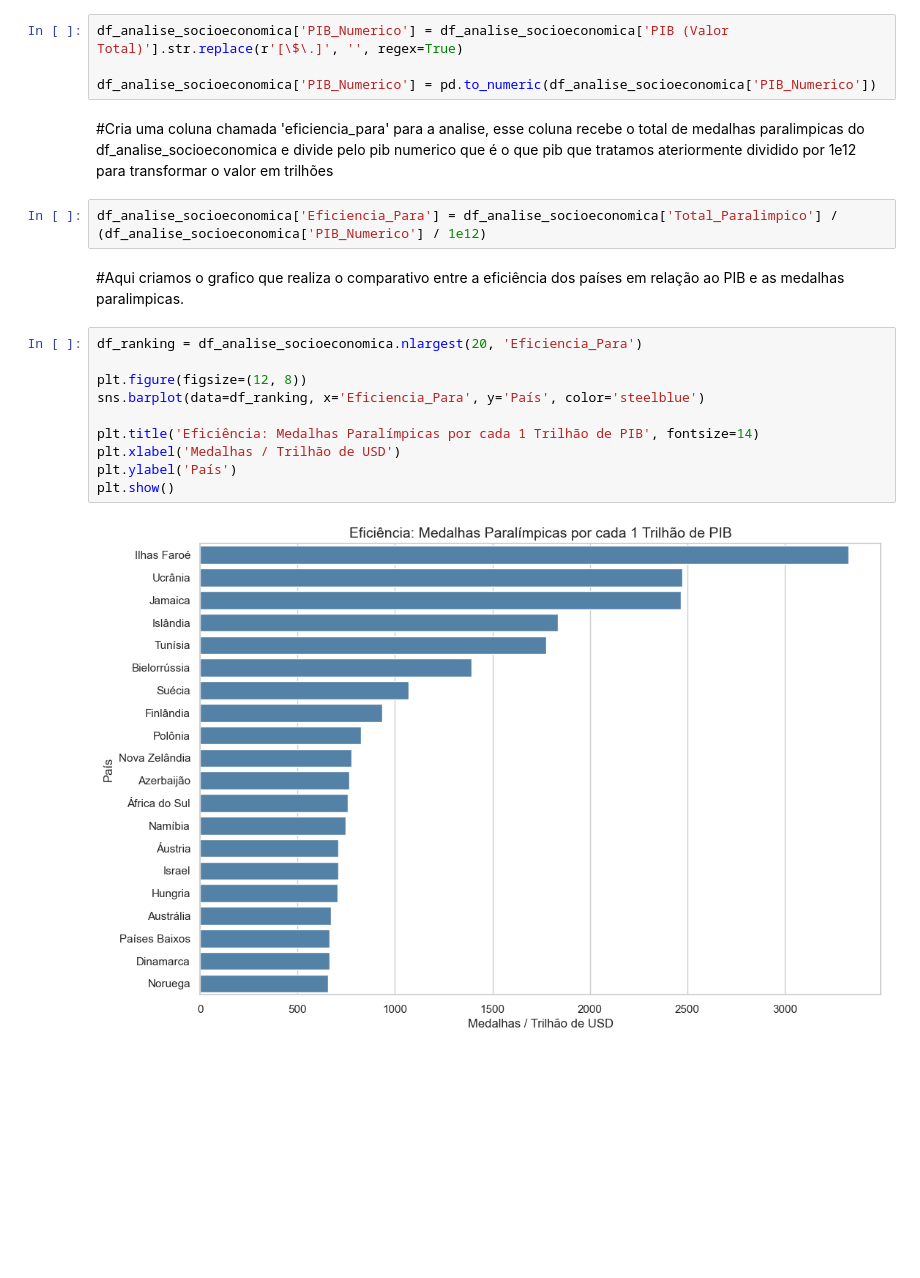
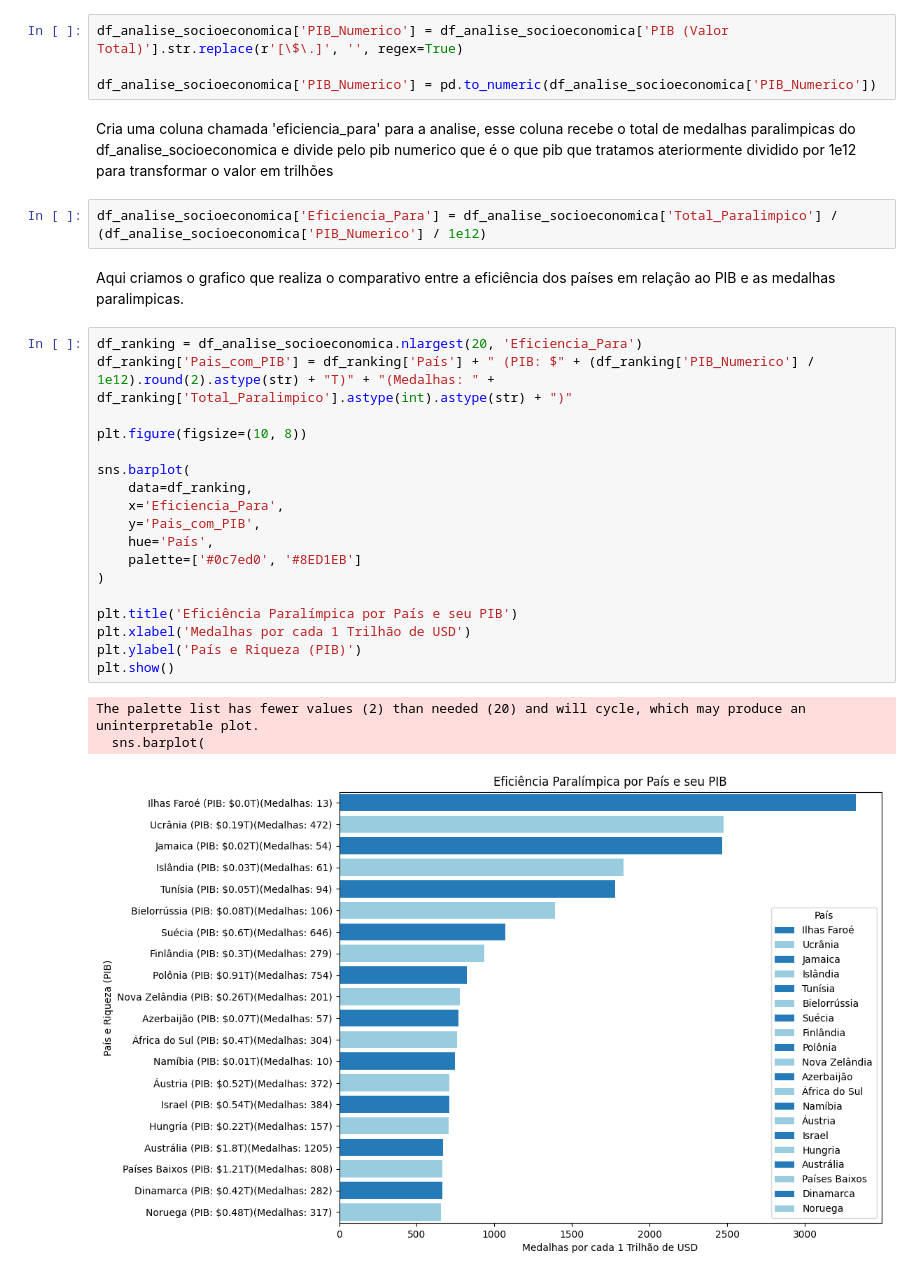
Before and after one commit to ClaraCaldas/Projeto-ICD, a Jupyter notebook: eficienciapib.ipynb, the cells around one changed output. Saved outputs shown, nothing was run; the diff lists cells and outputs as text; blank space fills up the shorter version.

```diff
--- a/eficienciapib.ipynb
+++ b/eficienciapib.ipynb
@@ -253,20 +223,30 @@ df_analise_socioeconomica['PIB_Numerico'] = df_analise_socioeconomica['PIB (Valo
 
 df_analise_socioeconomica['PIB_Numerico'] = pd.to_numeric(df_analise_socioeconomica['PIB_Numerico'])
 # %% [markdown]
-#Cria uma coluna chamada 'eficiencia_para' para a analise, esse coluna recebe o total de medalhas paralimpicas do df_analise_socioeconomica e divide pelo pib numerico que é o que pib que tratamos ateriormente dividido por 1e12 para transformar o valor em trilhões
+Cria uma coluna chamada 'eficiencia_para' para a analise, esse coluna recebe o total de medalhas paralimpicas do df_analise_socioeconomica e divide pelo pib numerico que é o que pib que tratamos ateriormente dividido por 1e12 para transformar o valor em trilhões
 # %%
 df_analise_socioeconomica['Eficiencia_Para'] = df_analise_socioeconomica['Total_Paralimpico'] / (df_analise_socioeconomica['PIB_Numerico'] / 1e12)
 # %% [markdown]
-#Aqui criamos o grafico que realiza o comparativo entre a eficiência dos países em relação ao PIB e as medalhas paralimpicas.
+Aqui criamos o grafico que realiza o comparativo entre a eficiência dos países em relação ao PIB e as medalhas paralimpicas.
-# %%
-df_ranking = df_analise_socioeconomica.nlargest(20, 'Eficiencia_Para')
-
-plt.figure(figsize=(12, 8))
-sns.barplot(data=df_ranking, x='Eficiencia_Para', y='País', color='steelblue')
-
-plt.title('Eficiência: Medalhas Paralímpicas por cada 1 Trilhão de PIB', fontsize=14)
-plt.xlabel('Medalhas / Trilhão de USD')
-plt.ylabel('País')
-plt.show()
-# %% [output]
-[figure, removed]
+# %%
+df_ranking = df_analise_socioeconomica.nlargest(20, 'Eficiencia_Para')
+df_ranking['Pais_com_PIB'] = df_ranking['País'] + " (PIB: $" + (df_ranking['PIB_Numerico'] / 1e12).round(2).astype(str) + "T)" + "(Medalhas: " + df_ranking['Total_Paralimpico'].astype(int).astype(str) + ")"
+
+plt.figure(figsize=(10, 8))
+
+sns.barplot(
+    data=df_ranking,
+    x='Eficiencia_Para',
+    y='Pais_com_PIB',
+    hue='País',
+    palette=['#0c7ed0', '#8ED1EB']
+)
+
+plt.title('Eficiência Paralímpica por País e seu PIB')
+plt.xlabel('Medalhas por cada 1 Trilhão de USD')
+plt.ylabel('País e Riqueza (PIB)')
+plt.show()
+# %% [output]
+The palette list has fewer values (2) than needed (20) and will cycle, which may produce an uninterpretable plot.
+  sns.barplot(
+[figure, added]
```
Also changed, not shown: parts of 24 cells of this notebook, 1 other file.
